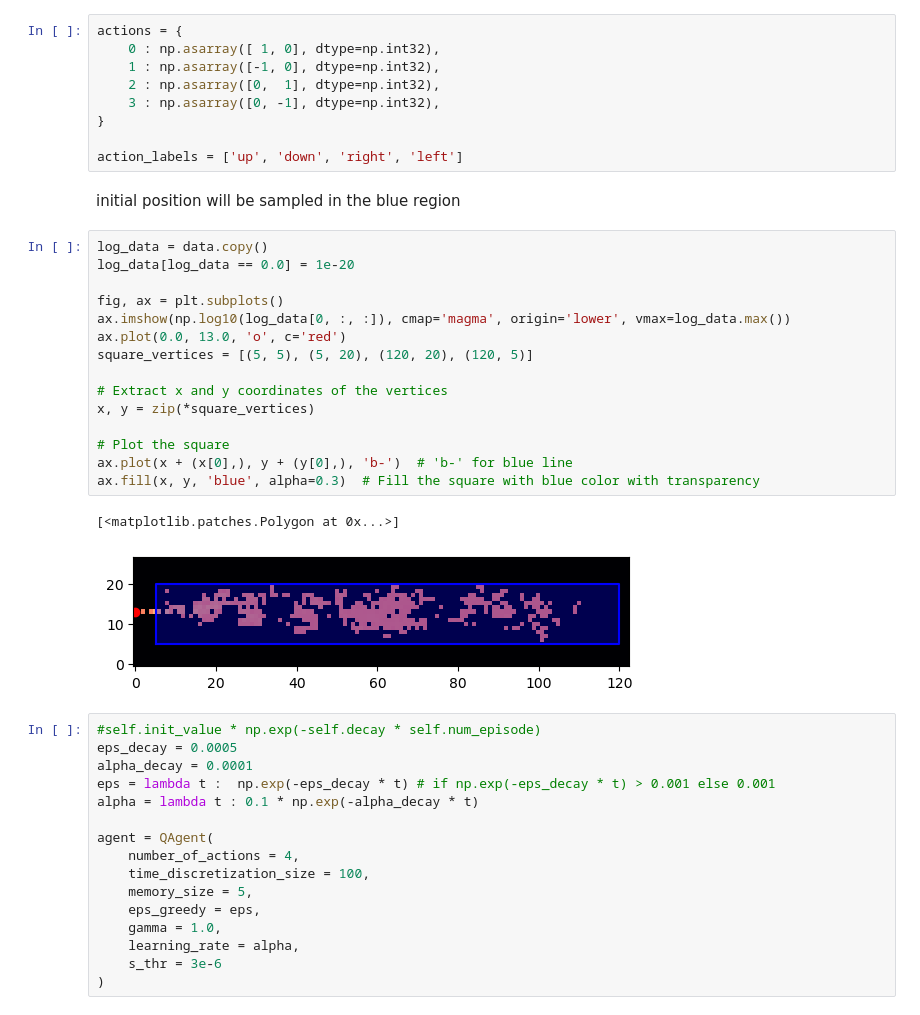
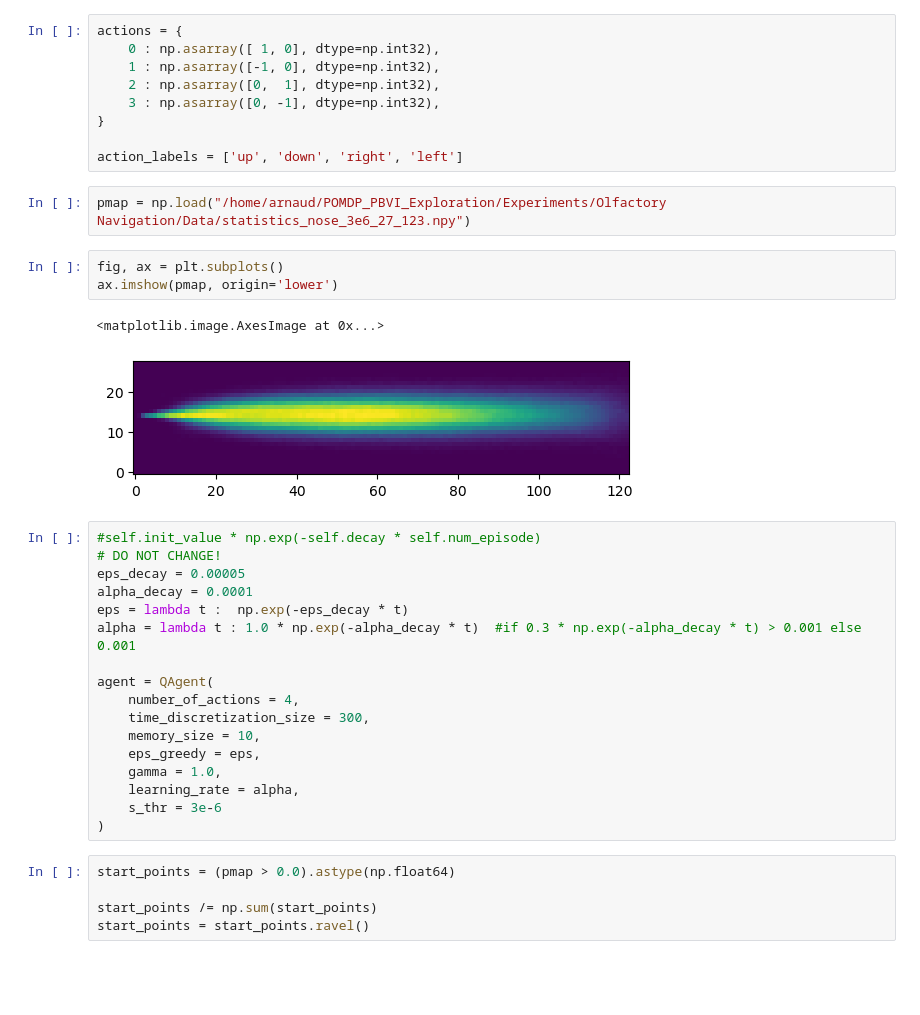
Before and after one commit to PimLb/pynav, a Jupyter notebook: notebooks/Tutorial.ipynb, the cells around one changed output. Cells and saved outputs as stored; diff of their text form; blank space fills up the shorter version.

```diff
--- a/notebooks/Tutorial.ipynb
+++ b/notebooks/Tutorial.ipynb
@@ -51,40 +58,34 @@ actions = {
 }
 
 action_labels = ['up', 'down', 'right', 'left']
-# %% [markdown]
-initial position will be sampled in the blue region
-# %%
-log_data = data.copy()
-log_data[log_data == 0.0] = 1e-20
-
-fig, ax = plt.subplots()
-ax.imshow(np.log10(log_data[0, :, :]), cmap='magma', origin='lower', vmax=log_data.max())
-ax.plot(0.0, 13.0, 'o', c='red')
-square_vertices = [(5, 5), (5, 20), (120, 20), (120, 5)]
-
-# Extract x and y coordinates of the vertices
-x, y = zip(*square_vertices)
-
-# Plot the square
-ax.plot(x + (x[0],), y + (y[0],), 'b-')  # 'b-' for blue line
-ax.fill(x, y, 'blue', alpha=0.3)  # Fill the square with blue color with transparency
-# %% [output]
-[<matplotlib.patches.Polygon at 0x...>]
-[figure, removed]
+# %%
+pmap = np.load("/home/arnaud/POMDP_PBVI_Exploration/Experiments/Olfactory Navigation/Data/statistics_nose_3e6_27_123.npy")
+# %%
+fig, ax = plt.subplots()
+ax.imshow(pmap, origin='lower')
+# %% [output]
+<matplotlib.image.AxesImage at 0x...>
+[figure, added]
 # %%
 #self.init_value * np.exp(-self.decay * self.num_episode)
-eps_decay = 0.0005
+# DO NOT CHANGE!
+eps_decay = 0.00005
 alpha_decay = 0.0001
-eps = lambda t :  np.exp(-eps_decay * t) # if np.exp(-eps_decay * t) > 0.001 else 0.001
-alpha = lambda t : 0.1 * np.exp(-alpha_decay * t)
+eps = lambda t :  np.exp(-eps_decay * t)
+alpha = lambda t : 1.0 * np.exp(-alpha_decay * t)  #if 0.3 * np.exp(-alpha_decay * t) > 0.001 else 0.001
 
 agent = QAgent(
     number_of_actions = 4,
-    time_discretization_size = 100,
-    memory_size = 5,
+    time_discretization_size = 300,
+    memory_size = 10,
     eps_greedy = eps,
     gamma = 1.0,
     learning_rate = alpha,
     s_thr = 3e-6
 )
+# %%
+start_points = (pmap > 0.0).astype(np.float64)
+
+start_points /= np.sum(start_points)
+start_points = start_points.ravel()
 # %%
```
Also changed, not shown: parts of 16 cells of this notebook, 1 other file.
